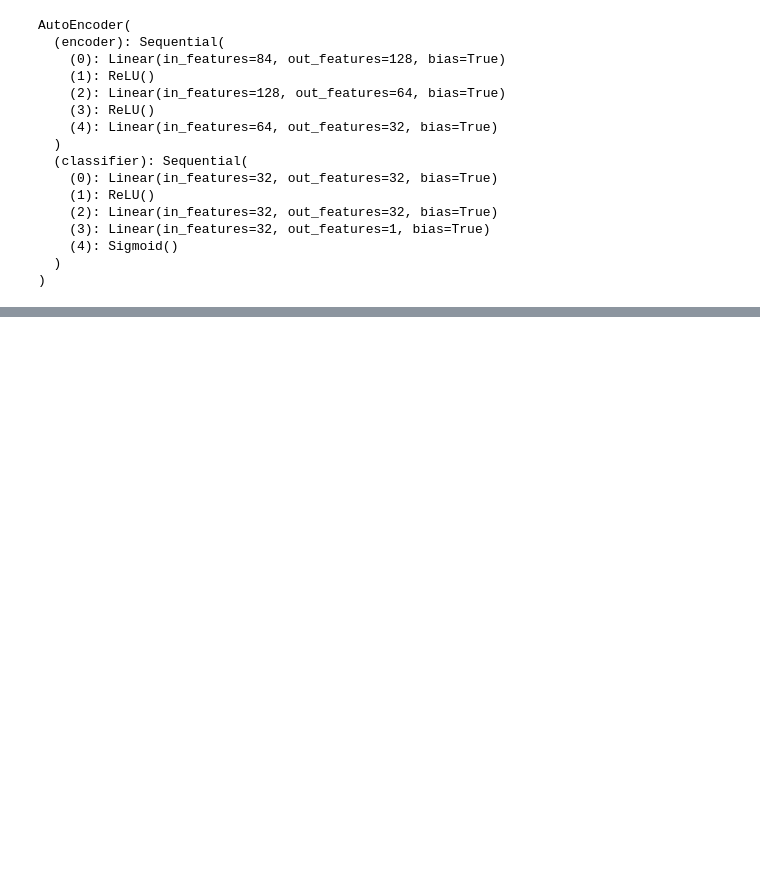
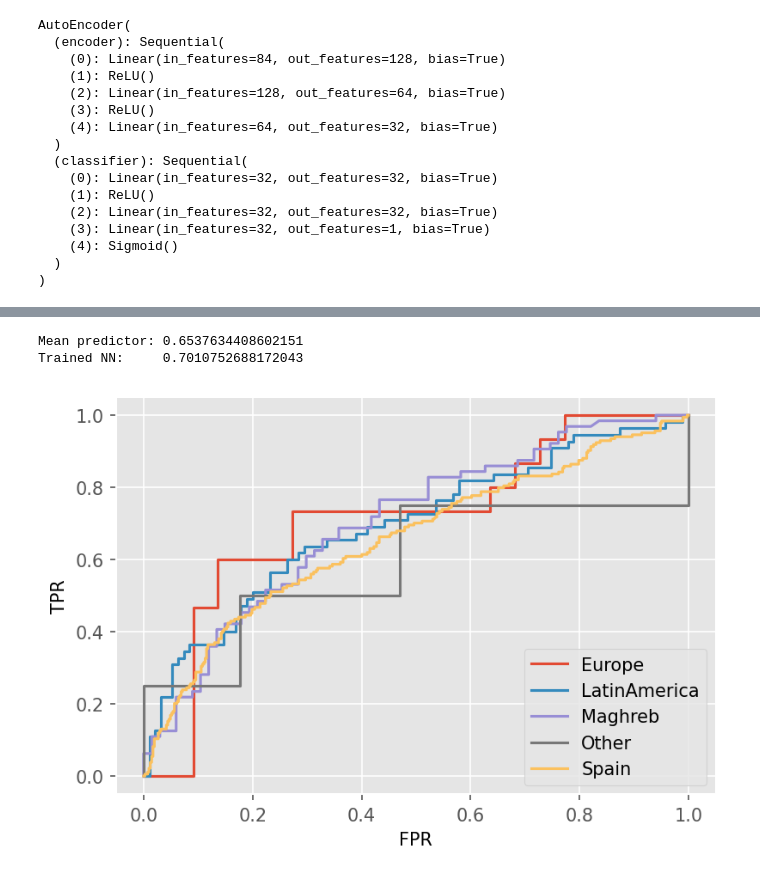
Before and after one commit to blclo/AlgorithmicFairness, a Jupyter notebook: src/evaluation/fairness_analysis.ipynb, the cells around one changed output, grey strips where cells are left out. Drawn from its saved outputs; the diff is of its cells as text; code cells hidden in the pictures; blank space fills up the shorter version.

```diff
--- a/src/evaluation/fairness_analysis.ipynb
+++ b/src/evaluation/fairness_analysis.ipynb
@@ -158,0 +181,4 @@ plt.show()
+# %%
+# Load model in evaluation mode
+model = load_model(experiment=experiment)
+model.eval()
@@ -158,0 +231,38 @@ plt.show()
+# %%
+df = pd.DataFrame(torch.stack(sensitive_data), columns=test_loader.dataset.dataset.sensitive_attributes)
+df = df.rename(columns={'V4_area_origin_Latin America': 'V4_area_origin_LatinAmerica'})
+
+df['labels'] = gt_labels.cpu()
+df['pred_probs'] = pred_probs.cpu()
+df['preds'] = preds.cpu().type(torch.int)
+# %%
+print(f"Mean predictor: {1 - df['labels'].mean()}")
+print(f"Trained NN: \t{(df['labels'] == df['preds']).mean()}")
+# %% [output]
+Mean predictor: 0.6537634408602151
+Trained NN:     0.7010752688172043
+# %%
+fairness_cols = df.iloc[:, ['area_origin' in column for column in df.columns]].columns
+
+fig = plt.figure(figsize=(6, 4), dpi=150)
+for i, col in enumerate(fairness_cols):
+
+    # Call each category within the sensitive attribute of interest
+    df_ = df.query(f"{col} == 1")
+
+    # FPR and TPR
+    fpr, tpr, threshold = roc_curve(
+        df_['labels'],
+        df_['pred_probs'],
+    )
+
+    # Plot ROC curve
+    plt.plot(fpr, tpr, color=f"C{i}", label=col.split("_")[-1])
+
+plt.title("ROC curve - access to sensitive attributes in training")
+plt.legend()
+plt.xlabel('FPR')
+plt.ylabel('TPR')
+plt.show()
+# %% [output]
+[figure, added]
```
Also changed, not shown: parts of 13 cells of this notebook, 1 other file.
